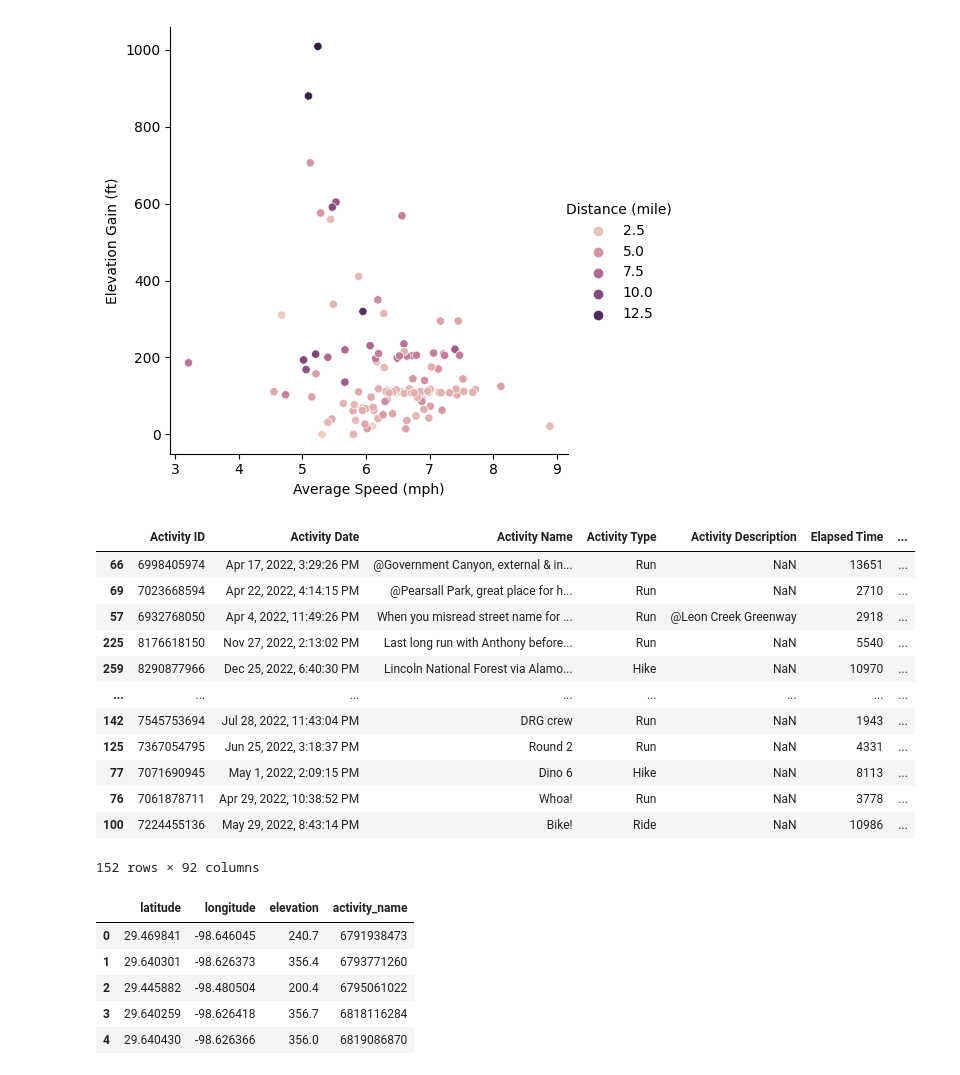
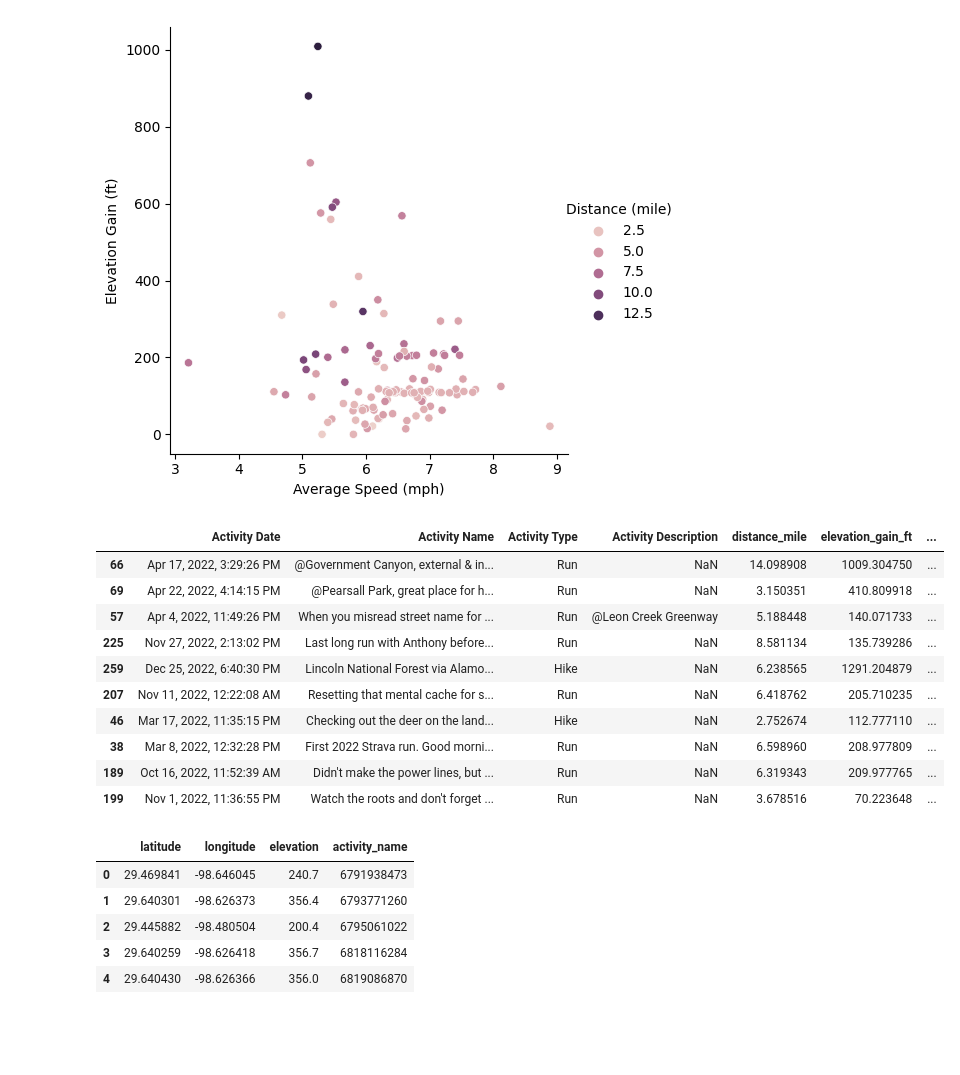
Before and after one commit to dazhaoniel/strava-recap-2022, a Jupyter notebook: strava2022-javier.ipynb, the cells around one changed output. Cells and saved outputs as stored; diff of their text form; code cells hidden in the pictures; blank space fills up the shorter version.

```diff
--- a/strava2022-javier.ipynb
+++ b/strava2022-javier.ipynb
@@ -253,22 +253,21 @@ g._legend.set_title('Distance (mile)')
 [figure]
 # %%
 # unique activity names
-df[~df['Activity Name'].str.contains('Fitbod|Lunch|Afternoon|Evening|Night|Morning|Orange|Black Swan')] \
-    .sort_values(by='Activity Name', key=lambda x: x.str.len(), ascending=False)
+df[~df['Activity Name'].str.contains('Fitbod|Lunch|Afternoon|Evening|Night|Morning|Orange|Black Swan')]\
+    [['Activity Date', 'Activity Name', 'Activity Type', 'Activity Description', 'distance_mile', 'elevation_gain_ft', 'pace']]\
+    .sort_values(by='Activity Name', key=lambda x: x.str.len(), ascending=False).head(10)
 # %% [output]
-|  | Activity ID | Activity Date | Activity Name | Activity Type | Activity Description | Elapsed Time | ... |
-| 66 | 6998405974 | Apr 17, 2022, 3:29:26 PM | @Government Canyon, external & in... | Run | NaN | 13651 | ... |
-| 69 | 7023668594 | Apr 22, 2022, 4:14:15 PM | @Pearsall Park, great place for h... | Run | NaN | 2710 | ... |
-| 57 | 6932768050 | Apr 4, 2022, 11:49:26 PM | When you misread street name for ... | Run | @Leon Creek Greenway | 2918 | ... |
-| 225 | 8176618150 | Nov 27, 2022, 2:13:02 PM | Last long run with Anthony before... | Run | NaN | 5540 | ... |
-| 259 | 8290877966 | Dec 25, 2022, 6:40:30 PM | Lincoln National Forest via Alamo... | Hike | NaN | 10970 | ... |
-| ... | ... | ... | ... | ... | ... | ... | ... |
-| 142 | 7545753694 | Jul 28, 2022, 11:43:04 PM | DRG crew | Run | NaN | 1943 | ... |
-| 125 | 7367054795 | Jun 25, 2022, 3:18:37 PM | Round 2 | Run | NaN | 4331 | ... |
-| 77 | 7071690945 | May 1, 2022, 2:09:15 PM | Dino 6 | Hike | NaN | 8113 | ... |
-| 76 | 7061878711 | Apr 29, 2022, 10:38:52 PM | Whoa! | Run | NaN | 3778 | ... |
-| 100 | 7224455136 | May 29, 2022, 8:43:14 PM | Bike! | Ride | NaN | 10986 | ... |
+|  | Activity Date | Activity Name | Activity Type | Activity Description | distance_mile | elevation_gain_ft | ... |
+| 66 | Apr 17, 2022, 3:29:26 PM | @Government Canyon, external & in... | Run | NaN | 14.098908 | 1009.304750 | ... |
+| 69 | Apr 22, 2022, 4:14:15 PM | @Pearsall Park, great place for h... | Run | NaN | 3.150351 | 410.809918 | ... |
+| 57 | Apr 4, 2022, 11:49:26 PM | When you misread street name for ... | Run | @Leon Creek Greenway | 5.188448 | 140.071733 | ... |
+| 225 | Nov 27, 2022, 2:13:02 PM | Last long run with Anthony before... | Run | NaN | 8.581134 | 135.739286 | ... |
+| 259 | Dec 25, 2022, 6:40:30 PM | Lincoln National Forest via Alamo... | Hike | NaN | 6.238565 | 1291.204879 | ... |
+| 207 | Nov 11, 2022, 12:22:08 AM | Resetting that mental cache for s... | Run | NaN | 6.418762 | 205.710235 | ... |
+| 46 | Mar 17, 2022, 11:35:15 PM | Checking out the deer on the land... | Hike | NaN | 2.752674 | 112.777110 | ... |
+| 38 | Mar 8, 2022, 12:32:28 PM | First 2022 Strava run. Good morni... | Run | NaN | 6.598960 | 208.977809 | ... |
+| 189 | Oct 16, 2022, 11:52:39 AM | Didn't make the power lines, but ... | Run | NaN | 6.319343 | 209.977765 | ... |
+| 199 | Nov 1, 2022, 11:36:55 PM | Watch the roots and don't forget ... | Run | NaN | 3.678516 | 70.223648 | ... |
-152 rows × 92 columns
 # %%
 df_activities = df[df['distance_mile'] > 0]
 # %%
```
Also changed, not shown: parts of 8 cells of this notebook.
